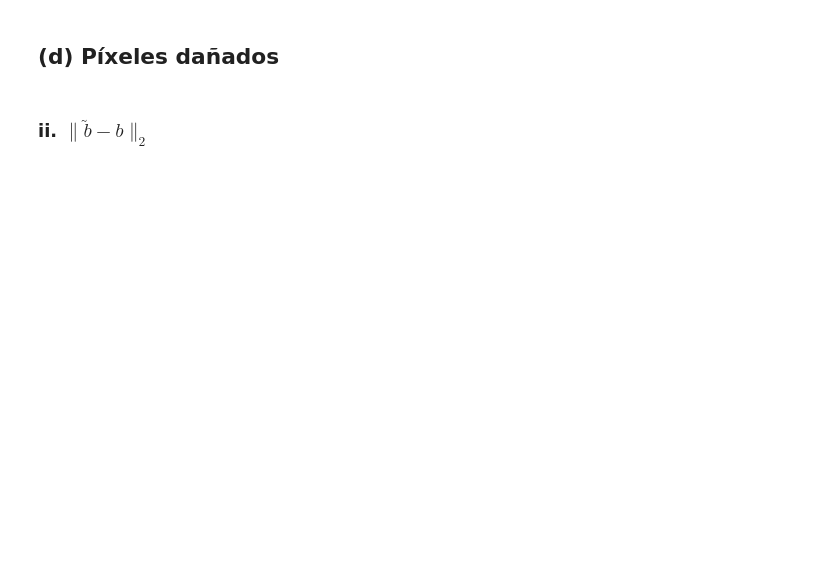
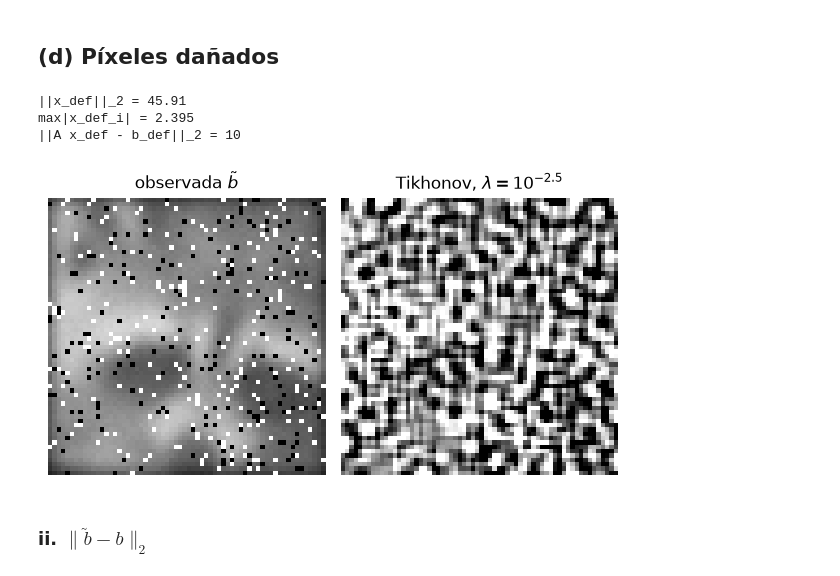
Before and after one commit to LmChicao/TAREA-IMT2220-GRUPO-10, a Jupyter notebook: notebooks/Problema1.ipynb, the cells around one changed output. Saved outputs shown, nothing was run; the diff lists cells and outputs as text; code cells hidden in the pictures; blank space fills up the shorter version.

```diff
--- a/notebooks/Problema1.ipynb
+++ b/notebooks/Problema1.ipynb
@@ -120,9 +151,23 @@ Residuo ||A x0 - b||_2: 5.57e-12
 # %% [markdown]
 ## (d) Píxeles dañados
 # %%
-# TODO
-# - Reconstruir la imagen a partir de b_def con Tikhonov y lambda = 10^-2.5.
-# - Mostrar b_def y la reconstrucción lado a lado: archivo="P1_d_danados.png"
+lam_d = 10**-2.5
+x_def = tikhonov(b_def, lam_d)
+
+print(f"||x_def||_2 = {np.linalg.norm(x_def):.4g}")
+print(f"max|x_def_i| = {np.max(np.abs(x_def)):.4g}")
+print(f"||A x_def - b_def||_2 = {np.linalg.norm(A @ x_def - b_def):.4g}")
+
+mostrar(
+    [b_def, x_def],
+    [r"observada $\tilde{b}$", r"Tikhonov, $\lambda = 10^{-2.5}$"],
+    archivo="P1_d_danados.png",
+)
+# %% [output]
+||x_def||_2 = 45.91
+max|x_def_i| = 2.395
+||A x_def - b_def||_2 = 10
+[figure, added]
 # %% [markdown]
 ### ii. $\|\tilde{b} - b\|_2$
 # %%
```
Also changed, not shown: parts of 5 cells of this notebook, 6 other files.
